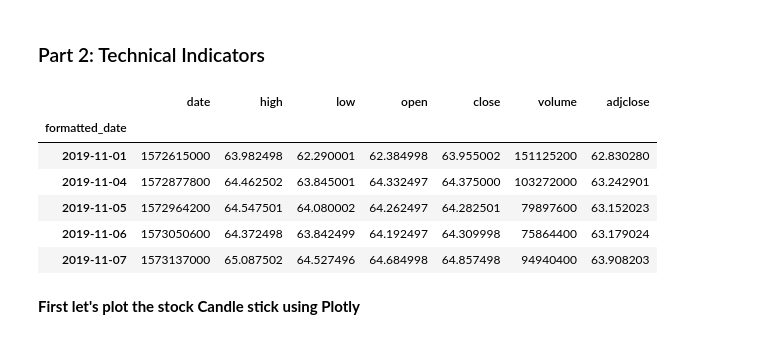
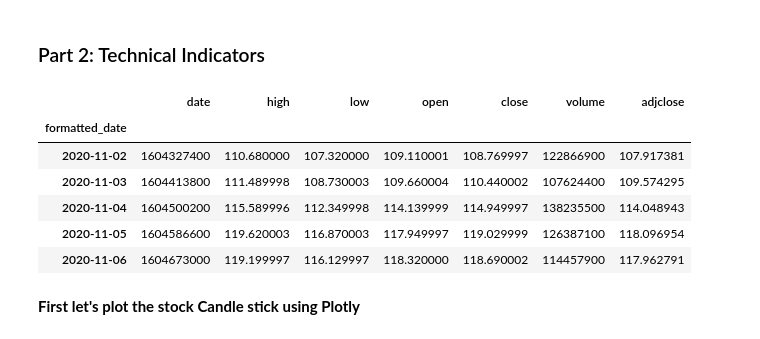
Before and after one commit to jihoonk-1116/computational_finance, a Jupyter notebook: CF_Fall21_finalProject.ipynb, the cells around one changed output. Cells and saved outputs as stored; diff of their text form; code cells hidden in the pictures.

```diff
--- a/CF_Fall21_finalProject.ipynb
+++ b/CF_Fall21_finalProject.ipynb
@@ -144,21 +145,21 @@ from TA_AP import *
 # %%
 # We will use AAPL as an example and from 11/1/2020 to 11/1/2021
 symbol = 'AAPL'
 as_of_date = date(2021, 11, 1)
 mystock = Stock(symbol)
 end_date = as_of_date
 start_date = end_date + relativedelta(years = -2)
-mystock.get_daily_hist_price(start_date, end_date)
+mystock.get_daily_hist_price('2020-11-1', '2021-11-1')
 ohlcv_df = mystock.ohlcv_df
 ohlcv_df.head()
 # %% [output]
 |  | date | high | low | open | close | volume | adjclose |
 | formatted_date |  |  |  |  |  |  |  |
-| 2019-11-01 | 1572615000 | 63.982498 | 62.290001 | 62.384998 | 63.955002 | 151125200 | 62.830280 |
-| 2019-11-04 | 1572877800 | 64.462502 | 63.845001 | 64.332497 | 64.375000 | 103272000 | 63.242901 |
-| 2019-11-05 | 1572964200 | 64.547501 | 64.080002 | 64.262497 | 64.282501 | 79897600 | 63.152023 |
-| 2019-11-06 | 1573050600 | 64.372498 | 63.842499 | 64.192497 | 64.309998 | 75864400 | 63.179024 |
-| 2019-11-07 | 1573137000 | 65.087502 | 64.527496 | 64.684998 | 64.857498 | 94940400 | 63.908203 |
+| 2020-11-02 | 1604327400 | 110.680000 | 107.320000 | 109.110001 | 108.769997 | 122866900 | 107.917381 |
+| 2020-11-03 | 1604413800 | 111.489998 | 108.730003 | 109.660004 | 110.440002 | 107624400 | 109.574295 |
+| 2020-11-04 | 1604500200 | 115.589996 | 112.349998 | 114.139999 | 114.949997 | 138235500 | 114.048943 |
+| 2020-11-05 | 1604586600 | 119.620003 | 116.870003 | 117.949997 | 119.029999 | 126387100 | 118.096954 |
+| 2020-11-06 | 1604673000 | 119.199997 | 116.129997 | 118.320000 | 118.690002 | 114457900 | 117.962791 |
 # %% [markdown]
 **First let's plot the stock Candle stick using Plotly**
 # %%
```
Also changed, not shown: parts of 5 cells of this notebook, 2 other files.
